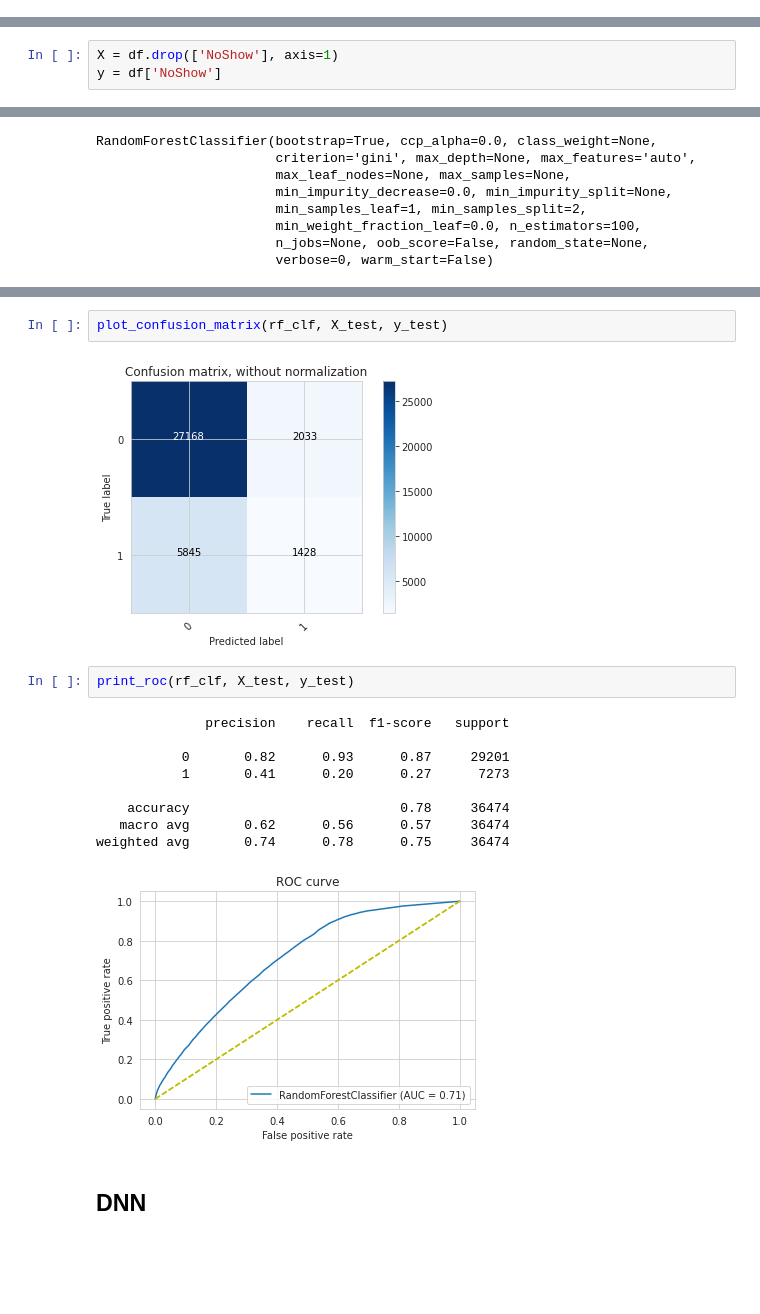
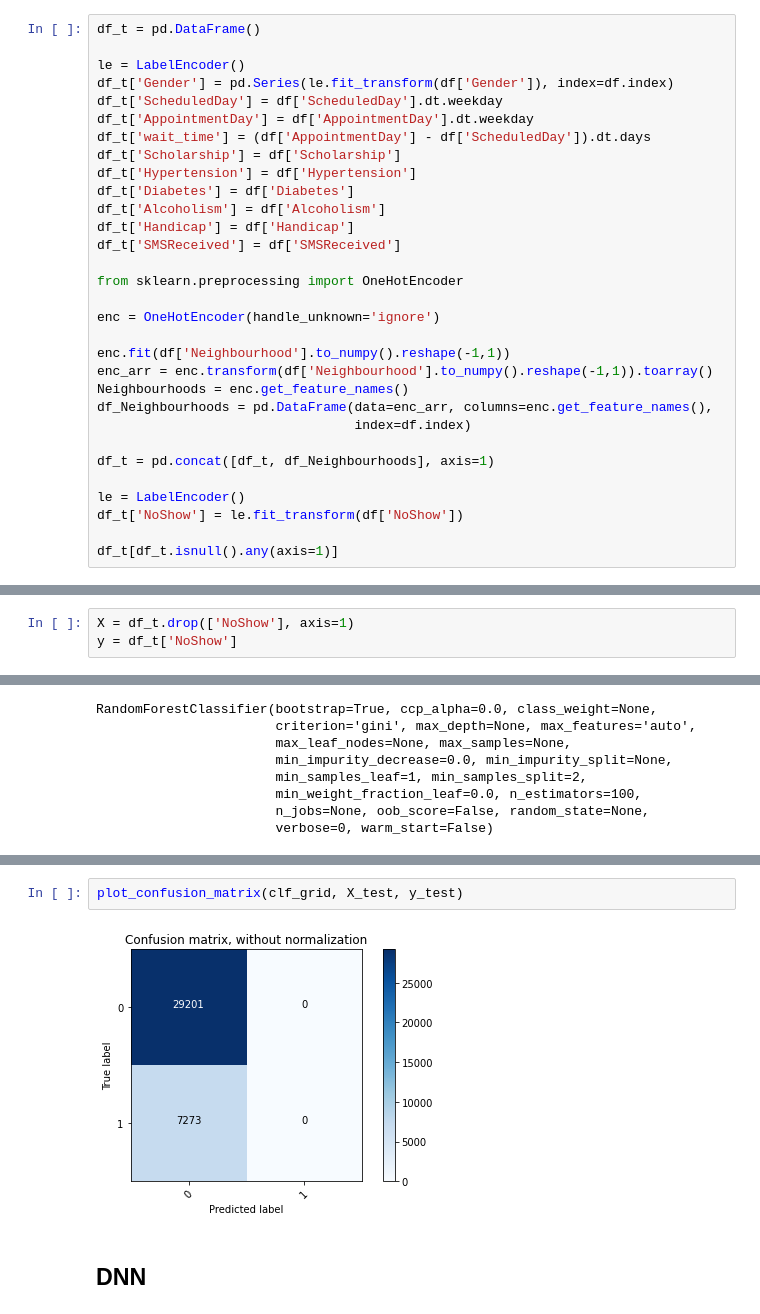
Before and after one commit to Omerdan03/Doc-Oclock, a Jupyter notebook: Data_Science/Doc_oclock_training.ipynb, the cells around one changed output, grey strips where cells are left out. Drawn from its saved outputs; the diff is of its cells as text; blank space fills up the shorter version.

```diff
--- a/Data_Science/Doc_oclock_training.ipynb
+++ b/Data_Science/Doc_oclock_training.ipynb
@@ -721,0 +681,31 @@ df.sample(n=10)
+# %%
+df_t = pd.DataFrame()
+
+le = LabelEncoder()
+df_t['Gender'] = pd.Series(le.fit_transform(df['Gender']), index=df.index)
+df_t['ScheduledDay'] = df['ScheduledDay'].dt.weekday
+df_t['AppointmentDay'] = df['AppointmentDay'].dt.weekday
+df_t['wait_time'] = (df['AppointmentDay'] - df['ScheduledDay']).dt.days
+df_t['Scholarship'] = df['Scholarship']
+df_t['Hypertension'] = df['Hypertension']
+df_t['Diabetes'] = df['Diabetes']
+df_t['Alcoholism'] = df['Alcoholism']
+df_t['Handicap'] = df['Handicap']
+df_t['SMSReceived'] = df['SMSReceived']
+
+from sklearn.preprocessing import OneHotEncoder
+
+enc = OneHotEncoder(handle_unknown='ignore')
+
+enc.fit(df['Neighbourhood'].to_numpy().reshape(-1,1))
+enc_arr = enc.transform(df['Neighbourhood'].to_numpy().reshape(-1,1)).toarray()
+Neighbourhoods = enc.get_feature_names()
+df_Neighbourhoods = pd.DataFrame(data=enc_arr, columns=enc.get_feature_names(),
+                                 index=df.index)
+
+df_t = pd.concat([df_t, df_Neighbourhoods], axis=1)
+
+le = LabelEncoder()
+df_t['NoShow'] = le.fit_transform(df['NoShow'])
+
+df_t[df_t.isnull().any(axis=1)]
@@ -722,8 +745,8 @@ df.sample(n=10)
 # %% [markdown]
 ## Baseline model
 # %%
-X = df.drop(['NoShow'], axis=1)
-y = df['NoShow']
+X = df_t.drop(['NoShow'], axis=1)
+y = df_t['NoShow']
 # %%
 X_train, X_test, y_train, y_test = train_test_split(X, y, test_size=0.33, random_state=42)
 # %%
@@ -781,21 +817,9 @@ Fitting 5 folds for each of 8 candidates, totalling 40 fits
 {'max_depth': 5, 'min_samples_split': 2, 'n_estimators': 10}
 0.7968184522234261
 # %%
-plot_confusion_matrix(rf_clf, X_test, y_test)
+plot_confusion_matrix(clf_grid, X_test, y_test)
 # %% [output]
-[figure, old version]
+[figure, new version]
-# %%
-print_roc(rf_clf, X_test, y_test)
-# %% [output]
-              precision    recall  f1-score   support
-
-           0       0.82      0.93      0.87     29201
-           1       0.41      0.20      0.27      7273
-
-    accuracy                           0.78     36474
-   macro avg       0.62      0.56      0.57     36474
-weighted avg       0.74      0.78      0.75     36474
-[figure, removed]
 # %% [markdown]
 ## DNN
 # %% [markdown]
```
Also changed, not shown: parts of 66 cells of this notebook.
